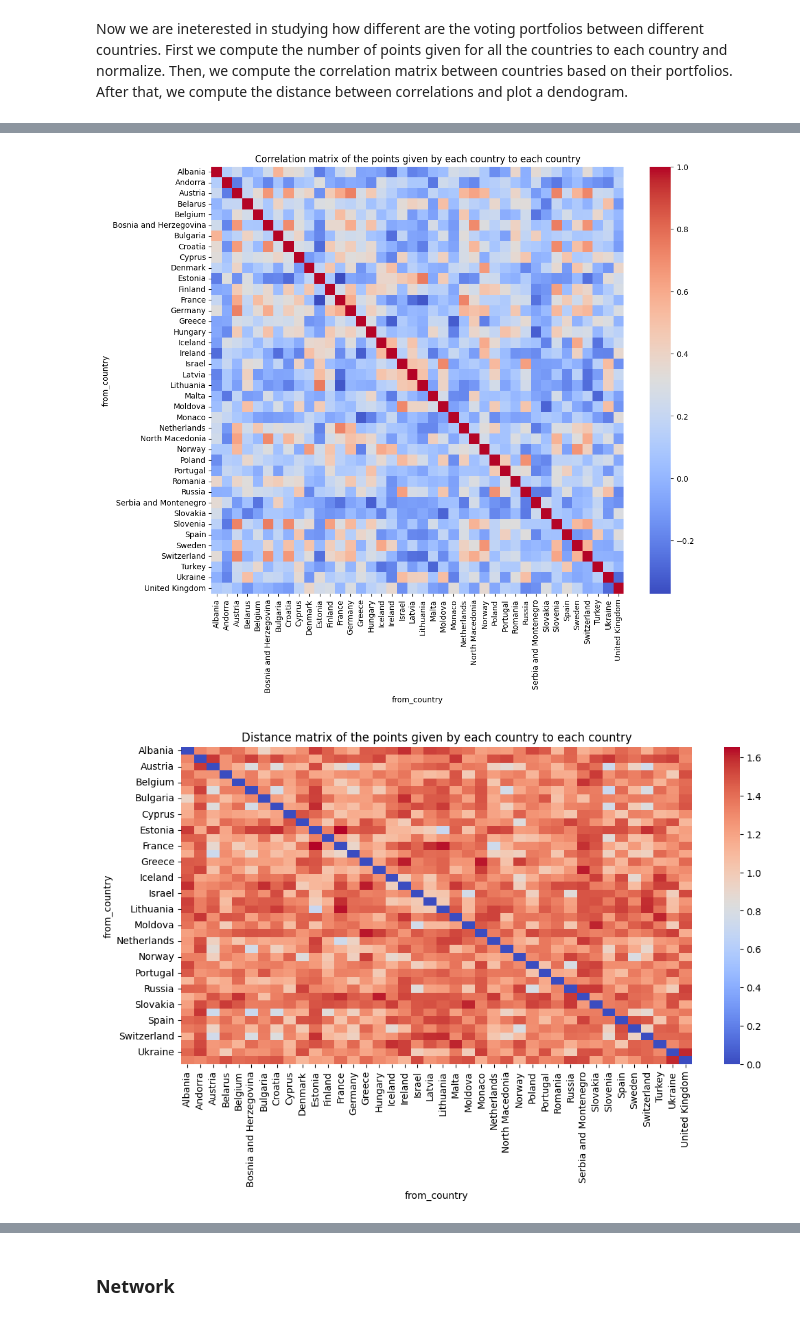
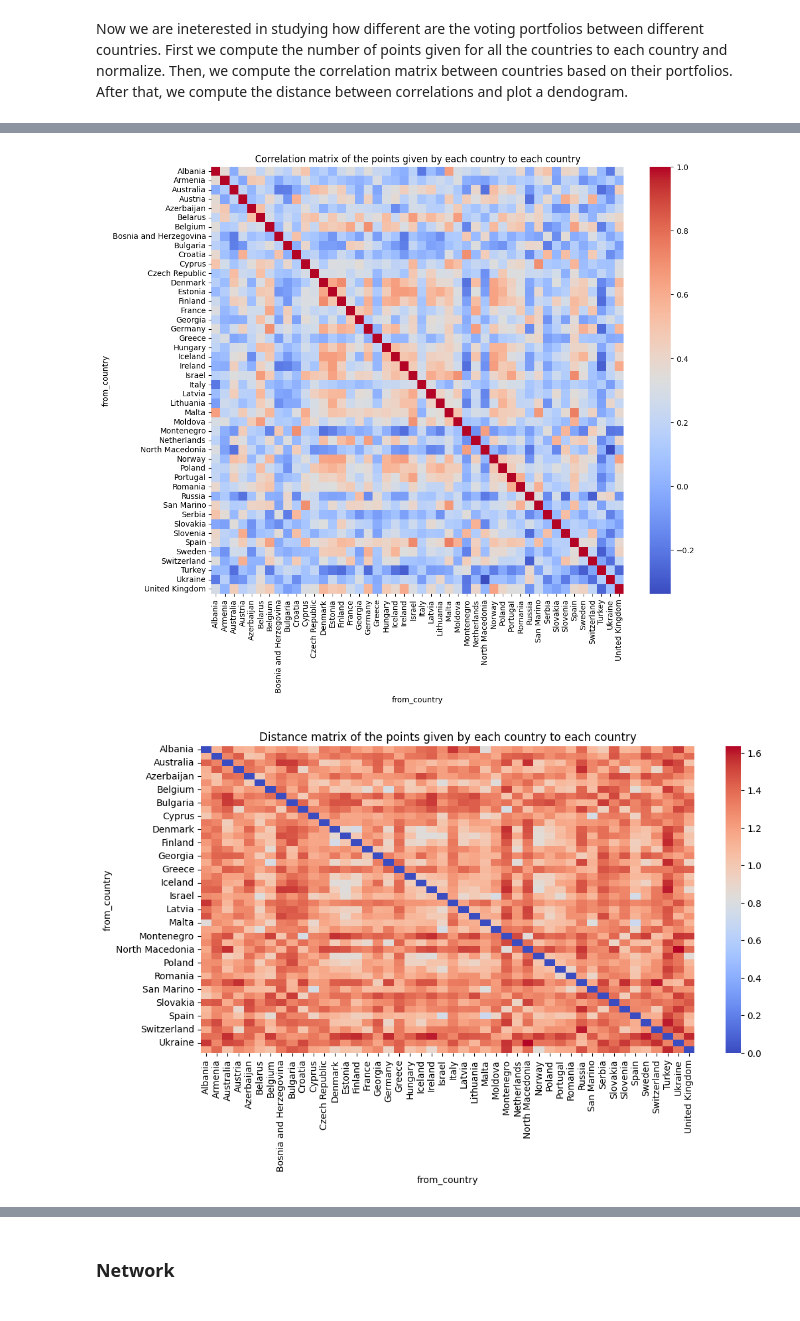
Before and after one commit to Mate1Coll/Eurovision_Contest_Analysis, a Jupyter notebook: Notebook.ipynb, the cells around one changed output, grey strips where cells are left out. Drawn from its saved outputs; the diff is of its cells as text; code cells hidden in the pictures.

```diff
--- a/Notebook.ipynb
+++ b/Notebook.ipynb
@@ -612,14 +613,14 @@ def correlation(df, initial_year, final_year):
     participations = participation_counts_f(df, initial_year, final_year)
 
     # Delete the countries with less than 10 participations
-    participations = participations[participations['participation_count'] >= 3]
+    participations = participations[participations['participation_count'] >= 5]
 
     # Update the dataframe
     friends = friends[friends['from_country'].isin(participations['country'])]
     # friends = friends[friends['to_country'].isin(participations['country'])]
 
     # Get the number of points given by each country to each country
-    friends = friends.groupby(['from_country', 'to_country'])['jury_points'].mean().unstack().fillna(0)
+    friends = friends.groupby(['from_country', 'to_country'])['total_points'].mean().unstack().fillna(0)
 
     # # Normalize the data
     # friends = friends.apply(lambda x: x / x.sum(), axis=1)
@@ -645,19 +646,19 @@ def hierarchical_clustering(corr):
     plt.title('Distance matrix of the points given by each country to each country')
 
     # Flatten the distance matrix
-    # condensed_distances = squareform(distances)
+    dist = squareform(dist)
 
     # Perform hierarchical clustering
     Z = linkage(dist, method='ward', metric='euclidean')
 
     return Z, corr
 
-def plotting_dendrogram(Z, corr, vline=0.7):
+def plotting_dendrogram(Z, corr, threshold=0.5):
 
     # Plot the dendrogram
     plt.figure(figsize=(12, 6))
-    dendrogram(Z, labels=corr.index, orientation='right')
-    plt.axvline(x=vline, color='black', linestyle='--')
+    sch.dendrogram(Z, labels=corr.index, orientation='right', color_threshold=threshold)
+    plt.axvline(x=threshold, color='black', linestyle='--')
     plt.title('Dendrogram of the points given by each country to each country')
     plt.show()
 
@@ -679,7 +680,7 @@ def bias_among_cluster(cluster, df, initial_year, final_year):
     participations = participation_counts_f(df, initial_year, final_year)
 
     # Delete the countries with less than 10 participations
-    participations = participations[participations['participation_count'] >= 5]
+    participations = participations[participations['participation_count'] >= 1]
 
     # Update the dataframe
     df_filtered = df_filtered[df_filtered['from_country'].isin(participations['country'])]
@@ -702,8 +703,8 @@ def bias_among_cluster(cluster, df, initial_year, final_year):
     cluster_types = cluster['cluster'].unique()
 
     # Create a DataFrame to store the results
-    results = pd.DataFrame(0.0, index=cluster_types, columns=participants.index)
-    p_values = pd.DataFrame(0.0, index=cluster_types, columns=participants.index)
+    results = pd.DataFrame(np.nan, index=cluster_types, columns=participants.index)
+    p_values = pd.DataFrame(np.nan, index=cluster_types, columns=participants.index)
 
     for c in cluster_types:
 
@@ -737,6 +738,6 @@ def bias_among_cluster(cluster, df, initial_year, final_year):
 
             # Store the results
             p_values.loc[c, year] = p_value
-            results.loc[c, year] = total_bias / count if count > 0 else 0
+            results.loc[c, year] = total_bias / count if count > 0 else np.nan
 
     return results, p_values
@@ -767,8 +946,8 @@ results
 # %%
-threshold = 2.115
-Z, corr = hierarchical_clustering(correlation(df_final_round, initial_year=1993, final_year=2007))
-plotting_dendrogram(Z, corr, vline=threshold)
+threshold = 2.172
+Z, corr = hierarchical_clustering(correlation(df_final_round, initial_year=2008, final_year=2023))
+plotting_dendrogram(Z, corr, vline=2.172)
 Z[::2]
 # %% [output]
-[figure, old version]
+[figure, new version]
-[figure, old version]
+[figure, new version]
```
Also changed, not shown: parts of 14 cells of this notebook.
